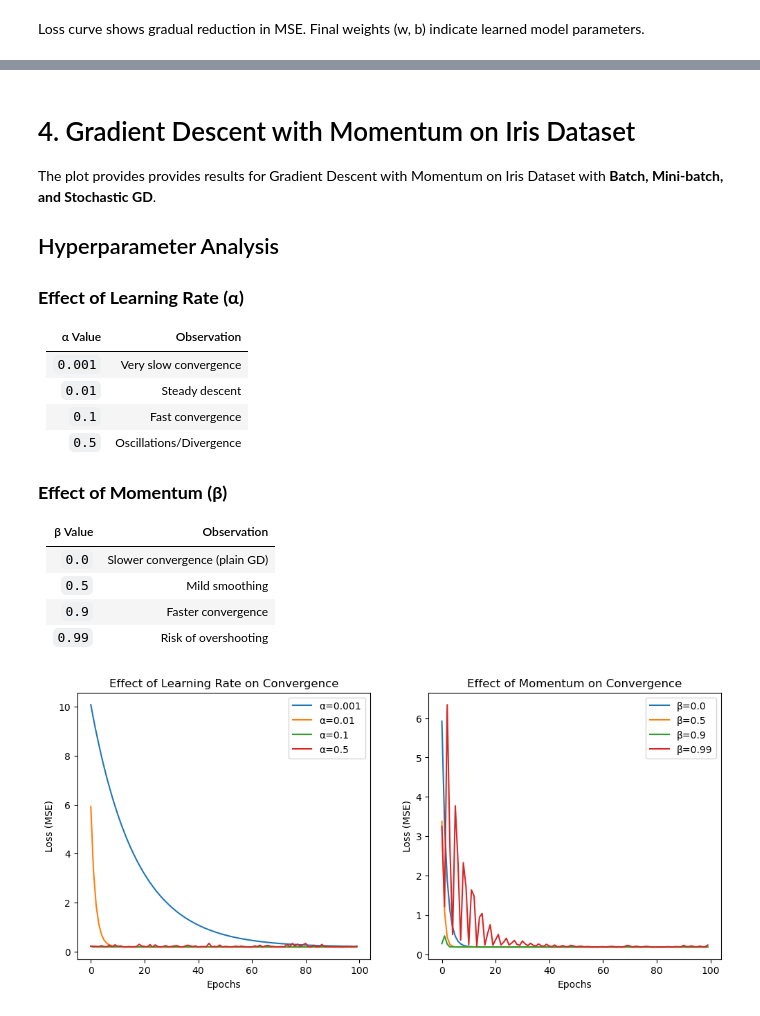
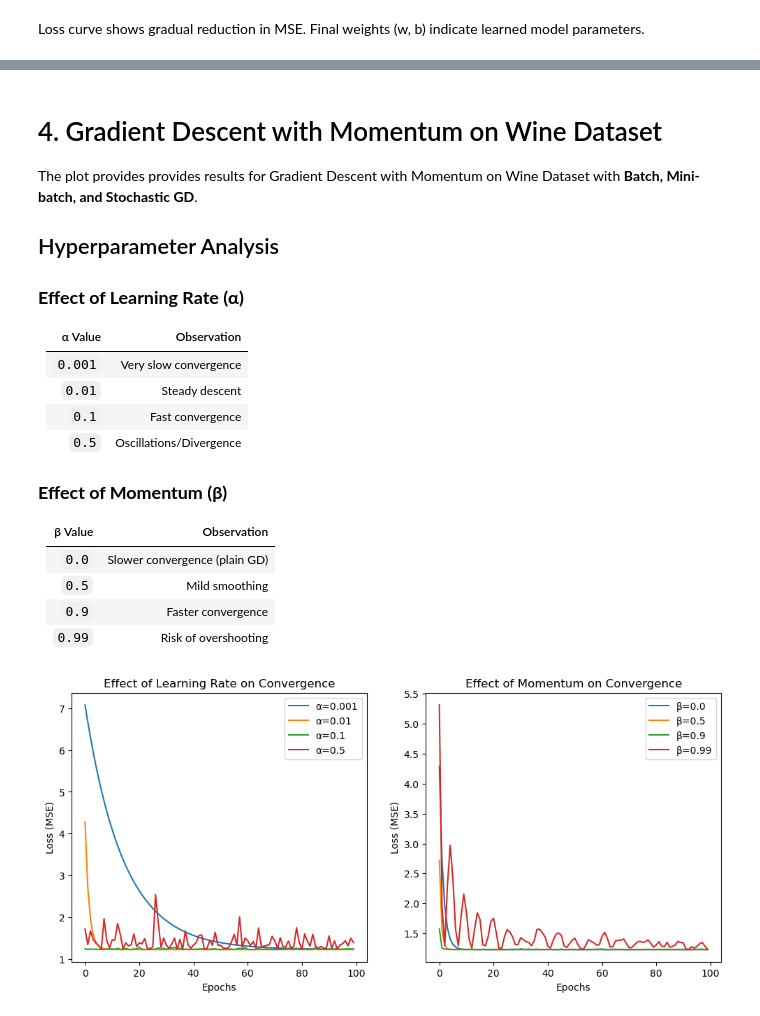
Before and after one commit to arsalmairaj2k/Stochastic-Gradient-Descent-SGD, a Jupyter notebook: SGD_for_LinearRegression.ipynb, the cells around one changed output, grey strips where cells are left out. Saved outputs shown, nothing was run; the diff lists cells and outputs as text; code cells hidden in the pictures.

```diff
--- a/SGD_for_LinearRegression.ipynb
+++ b/SGD_for_LinearRegression.ipynb
@@ -169,23 +191,6 @@ Update weights using gradient descent and track Mean Squared Error (MSE) over ep
 - **Loss curves** compare convergence speed of **SGD, Mini-Batch GD, and BGD**.
 - **Final weights** for each method are displayed.
 # %%
-import numpy as np
-import matplotlib.pyplot as plt
-from sklearn import datasets
-from sklearn.preprocessing import StandardScaler
-
-# Load Iris dataset
-iris = datasets.load_iris()
-X = iris.data[:, 0].reshape(-1, 1)  # Sepal length (feature)
-y = iris.data[:, 1].reshape(-1, 1)  # Sepal width (target)
-
-# Normalize X
-scaler = StandardScaler()
-X = scaler.fit_transform(X)
-
-# Add bias term
-X = np.hstack((X, np.ones((X.shape[0], 1))))  # [X | 1]
-
 def train_gradient_descent(X, y, alpha=0.01, epochs=100, batch_size=None):
     """Train Linear Regression using Batch, Mini-batch, or Stochastic Gradient Descent"""
     np.random.seed(42)
@@ -250,7 +255,7 @@ Batch GD Final Weights: [0.14943443 1.88764125]
 # %% [markdown]
-# 4. Gradient Descent with Momentum on Iris Dataset
+# 4. Gradient Descent with Momentum on Wine Dataset
 
-The plot provides provides results for Gradient Descent with Momentum on Iris Dataset with **Batch, Mini-batch, and Stochastic GD**.
+The plot provides provides results for Gradient Descent with Momentum on Wine Dataset with **Batch, Mini-batch, and Stochastic GD**.
 
 ## Hyperparameter Analysis
 ### **Effect of Learning Rate (α)**
@@ -269,23 +274,6 @@ The plot provides provides results for Gradient Descent with Momentum on Iris Da
 | `0.9`    | Faster convergence |
 | `0.99`   | Risk of overshooting |
 # %%
-import numpy as np
-import matplotlib.pyplot as plt
-from sklearn import datasets
-from sklearn.preprocessing import StandardScaler
-
-# Load Iris dataset
-iris = datasets.load_iris()
-X = iris.data[:, 0].reshape(-1, 1)  # Sepal length (feature)
-y = iris.data[:, 1].reshape(-1, 1)  # Sepal width (target)
-
-# Normalize X
-scaler = StandardScaler()
-X = scaler.fit_transform(X)
-
-# Add bias term
-X = np.hstack((X, np.ones((X.shape[0], 1))))  # [X | 1]
-
 def train_gd_momentum(X, y, alpha=0.01, epochs=100, batch_size=None, momentum=0.0):
     """Train Linear Regression using Gradient Descent with Momentum"""
     np.random.seed(42)
@@ -338,31 +326,31 @@ for alpha in alphas:
 # Different Momentum Values
 momentums = [0.0, 0.5, 0.9, 0.99]
 losses_momentum = {}
 
 for momentum in momentums:
     _, loss = train_gd_momentum(X, y, alpha=0.01, epochs=100, batch_size=10, momentum=momentum)
     losses_momentum[momentum] = loss
 
 # Plot Learning Rate Effect
 plt.figure(figsize=(12, 5))
 
 plt.subplot(1, 2, 1)
 for alpha, loss in losses_lr.items():
     plt.plot(loss, label=f"α={alpha}")
 plt.xlabel("Epochs")
 plt.ylabel("Loss (MSE)")
 plt.title("Effect of Learning Rate on Convergence")
 plt.legend()
 
 # Plot Momentum Effect
 plt.subplot(1, 2, 2)
 for momentum, loss in losses_momentum.items():
     plt.plot(loss, label=f"β={momentum}")
 plt.xlabel("Epochs")
 plt.ylabel("Loss (MSE)")
 plt.title("Effect of Momentum on Convergence")
 plt.legend()
 
 plt.show()
 # %% [output]
-[figure, old version]
+[figure, new version]
```
Also changed, not shown: parts of 4 cells of this notebook.
